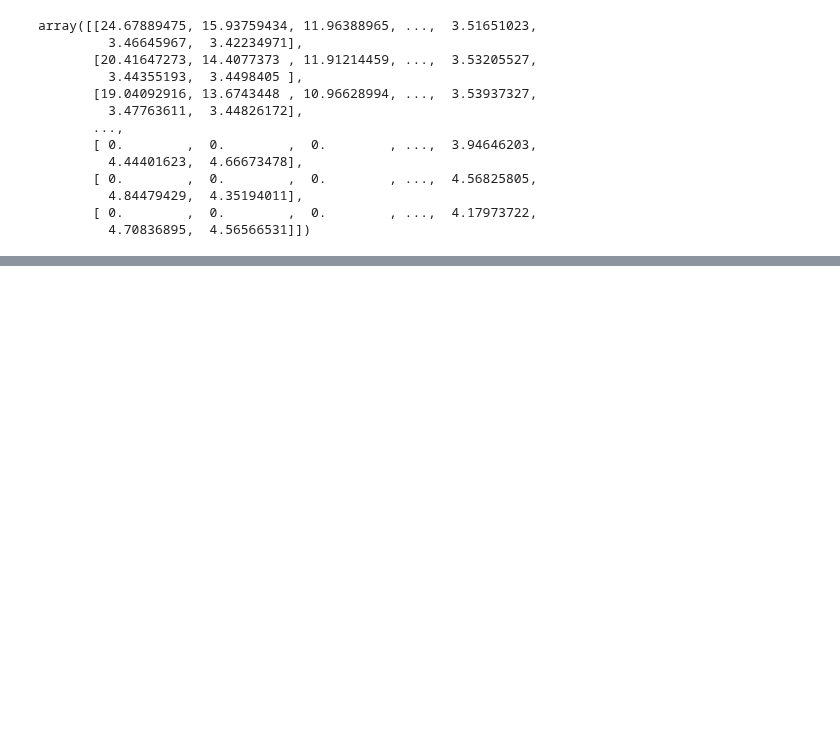
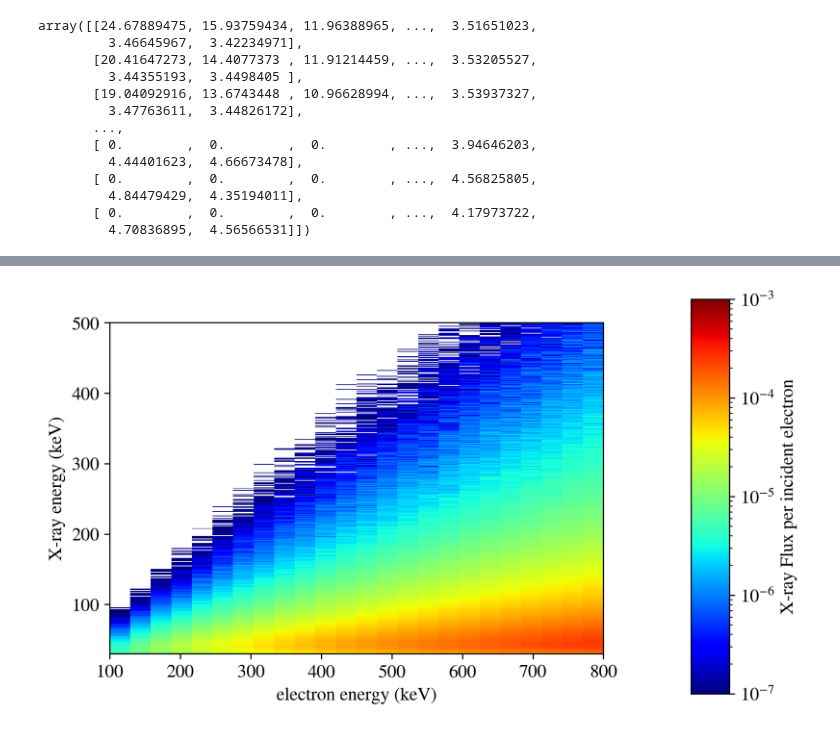
Before and after one commit to mrpatrick1991/thesis, a Jupyter notebook: figures/chapter_4/matrix_scaling_plot/matrix_scaling_plot.ipynb, the cells around one changed output, grey strips where cells are left out. Drawn from its saved outputs; the diff is of its cells as text; code cells hidden in the pictures; blank space fills up the shorter version.

```diff
--- a/figures/chapter_4/matrix_scaling_plot/matrix_scaling_plot.ipynb
+++ b/figures/chapter_4/matrix_scaling_plot/matrix_scaling_plot.ipynb
@@ -17,7 +17,8 @@ from scipy.sparse.linalg import svds
 plt.rcParams['mathtext.fontset'] = 'stix'
 plt.rcParams['font.family'] = 'STIXGeneral'
 plt.rc('font', size=12)
-%config InlineBackend.figure_format = 'svg'
+import matplotlib as mpl
+mpl.rcParams['figure.dpi'] = 300
 # %%
 path = '/Users/patrick/Documents/phd/GitHub/tikhonov/'
 # %%
@@ -170,0 +372,33 @@ array([[24.67889475, 15.93759434, 11.96388965, ...,  3.51651023,
+# %%
+
+
+f = plt.figure(figsize=(5, 5))
+ax = f.add_axes([0.17, 0.02, .90, 0.89])
+axcolor = f.add_axes([1.1, 0.09, .07, 0.72])
+im = ax.matshow(R.T,extent=[espace[0],espace[-1],xspace[0],xspace[-1]],aspect=3,norm=LogNorm(vmin=1e-7, vmax=1e-3),cmap='jet')
+t = np.logspace(-7,-3,5)
+ax.xaxis.set_ticks_position('bottom')
+cbar = f.colorbar(im, cax=axcolor,ticks=t)
+plt.tight_layout()
+ax.set_xlabel('Electron Beam Energy (KeV)')
+ax.set_ylabel('X-ray Beam Energy (keV)')
+cbar.ax.set_ylabel('X-ray Flux (photons / electron / cm^2 / KeV)')
+plt.savefig('matrix_scaling_plot_vanilla.pdf',bbox_inches="tight")
+plt.show()
+# %%
+f = plt.figure(figsize=(5, 5))
+ax = f.add_axes([0.17, 0.02, .90, 0.89])
+axcolor = f.add_axes([1.23, 0.09, .07, 0.72])
+t = np.logspace(-7,-3,5)
+cbar = f.colorbar(im, cax=axcolor,ticks=t)
+im = ax.matshow(response,extent=[100,800,30,500],aspect=1,cmap='jet',origin="lower",norm=LogNorm(vmin=1e-7, vmax=1e-3))
+ax.xaxis.set_ticks_position('bottom')
+ax.set_xlabel('electron energy (keV)')
+ax.set_ylabel('X-ray energy (keV)')
+plt.tight_layout()
+cbar.ax.set_ylabel('X-ray Flux per incident electron')
+#ax.set_xticklabels([str(x) for x in np.linspace(espace[0],espace[-1],5)])
+#ax.set_xticklabels(["{:10.0f}".format(x) for x in espace])
+plt.savefig('matrix_scaling_plot_vanilla.pdf',bbox_inches="tight")
+# %% [output]
+[figure, added]
```
Also changed, not shown: parts of 11 cells of this notebook, 22 other files.
